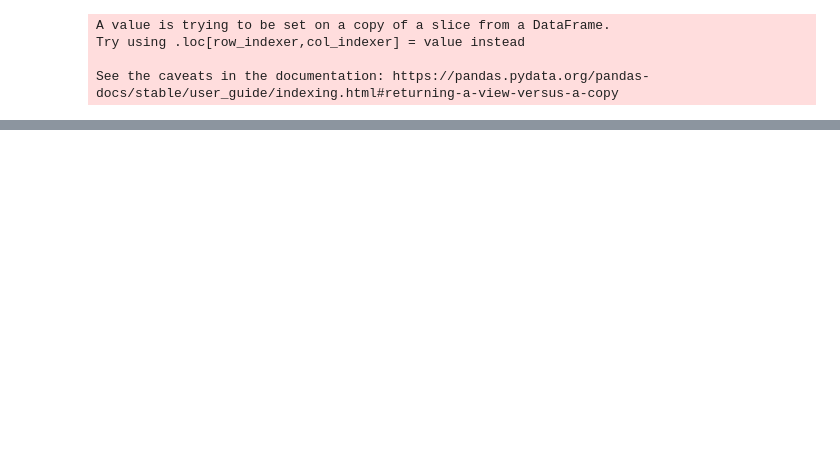
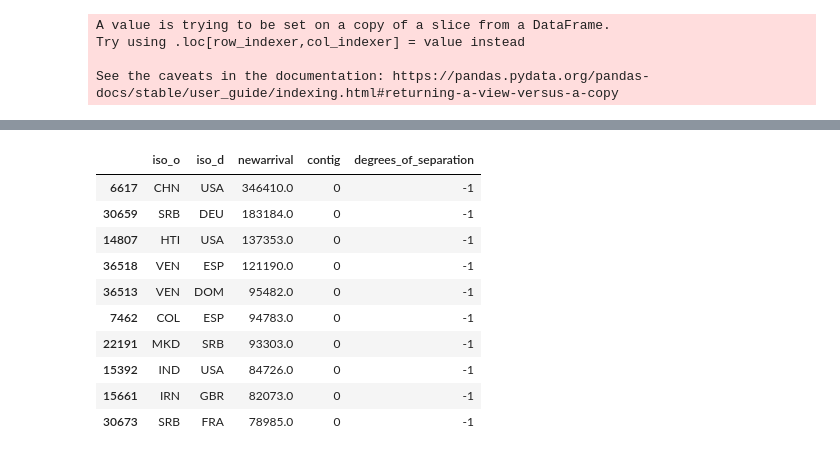
Before and after one commit to 4Freye/refugees, a Jupyter notebook: notebooks/descriptive_analysis/03_ef_descriptive_analysis.ipynb, the cells around one changed output, grey strips where cells are left out. Drawn from its saved outputs; the diff is of its cells as text; code cells hidden in the pictures; blank space fills up the shorter version.

```diff
--- a/notebooks/descriptive_analysis/03_ef_descriptive_analysis.ipynb
+++ b/notebooks/descriptive_analysis/03_ef_descriptive_analysis.ipynb
@@ -126,0 +171,14 @@ See the caveats in the documentation: https://pandas.pydata.org/pandas-docs/stab
+# %%
+df[df.degrees_of_separation == -1].sort_values(by='newarrival',ascending=False).head(10)
+# %% [output]
+|  | iso_o | iso_d | newarrival | contig | degrees_of_separation |
+| 6617 | CHN | USA | 346410.0 | 0 | -1 |
+| 30659 | SRB | DEU | 183184.0 | 0 | -1 |
+| 14807 | HTI | USA | 137353.0 | 0 | -1 |
+| 36518 | VEN | ESP | 121190.0 | 0 | -1 |
+| 36513 | VEN | DOM | 95482.0 | 0 | -1 |
+| 7462 | COL | ESP | 94783.0 | 0 | -1 |
+| 22191 | MKD | SRB | 93303.0 | 0 | -1 |
+| 15392 | IND | USA | 84726.0 | 0 | -1 |
+| 15661 | IRN | GBR | 82073.0 | 0 | -1 |
+| 30673 | SRB | FRA | 78985.0 | 0 | -1 |
```
Also changed, not shown: parts of 7 cells of this notebook.
